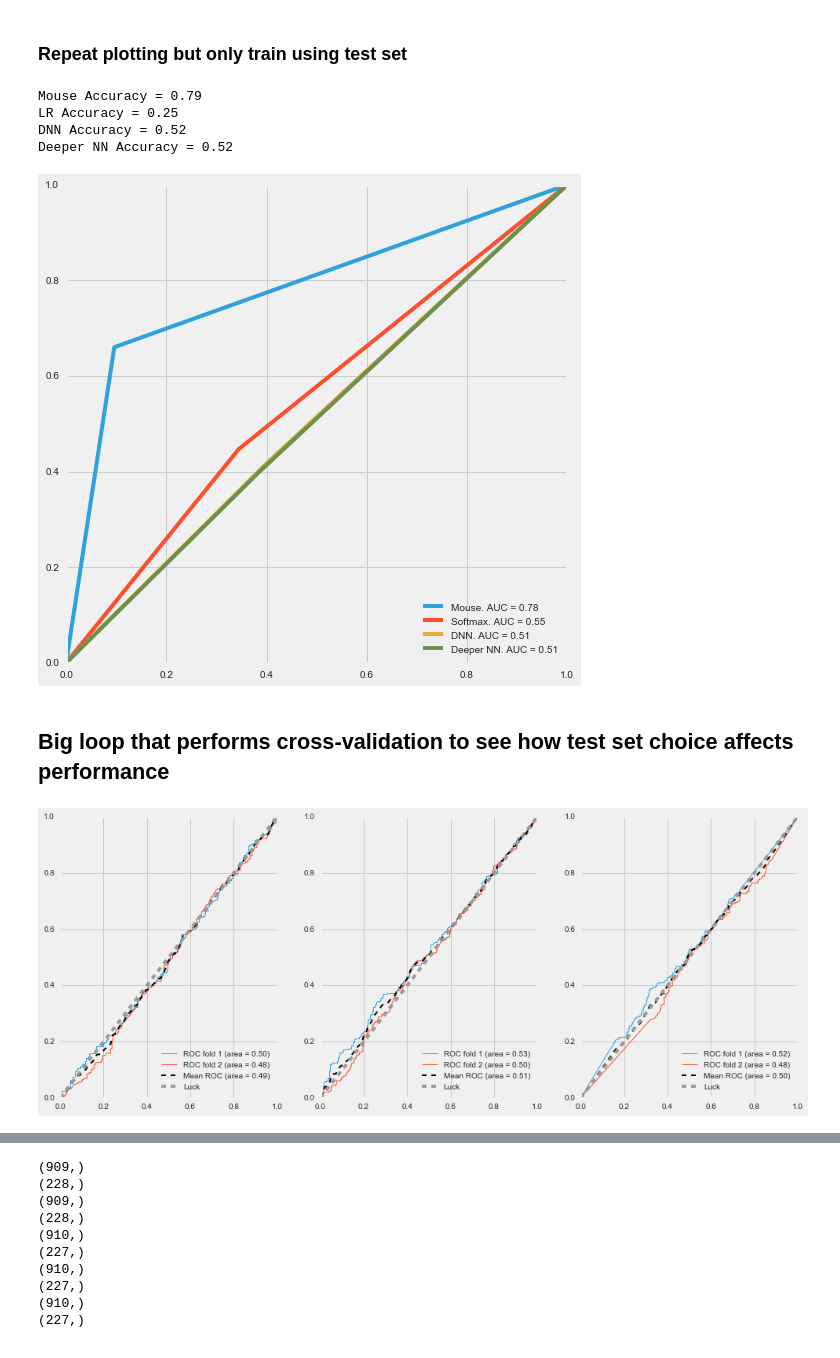
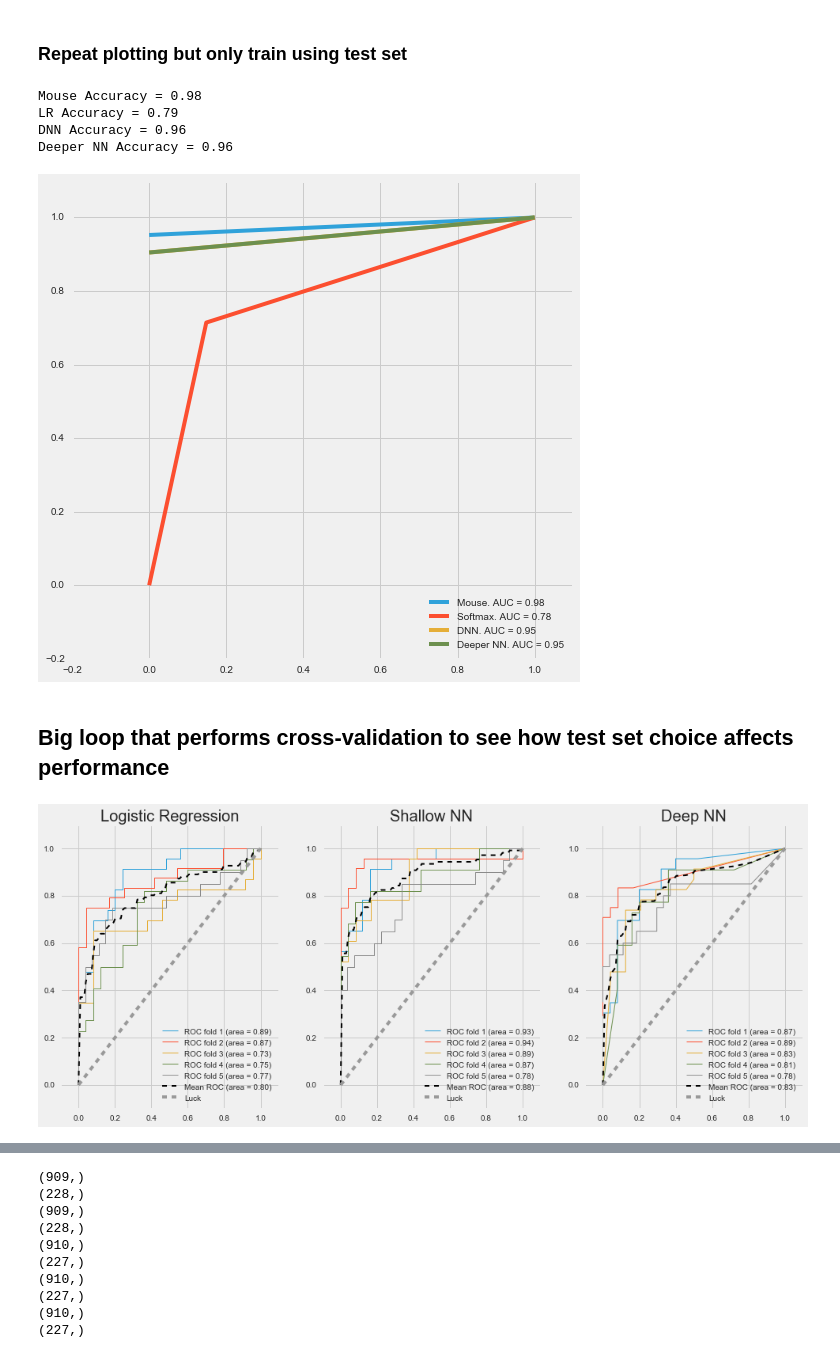
Before and after one commit to mathewzilla/whiskfree, a Jupyter notebook: tf/2_class_softmax_allmice.ipynb, the cells around one changed output, grey strips where cells are left out. Saved outputs shown, nothing was run; the diff lists cells and outputs as text; code cells hidden in the pictures.

```diff
--- a/tf/2_class_softmax_allmice.ipynb
+++ b/tf/2_class_softmax_allmice.ipynb
@@ -64,7 +64,7 @@ def data_parser(theta,kappa,tt,ch,tt_ch):
     return labs, both_c, tt_c, clean1, clean2
 # %%
 # Import the data using function
-mouse_name = '36'
+mouse_name = '34'
 theta, kappa, tt, ch = data_loader(mouse_name)
 # %%
 fig, ax = plt.subplots(1,2)
@@ -148,7 +157,7 @@ accuracy_score(labs[:,1],preds_svm)
 # compare with a DNN using skflow
 import tensorflow.contrib.learn as skflow
 
-classifier = skflow.TensorFlowDNNClassifier(hidden_units=[50,50], n_classes=2,batch_size=128, steps=1000, optimizer = 'Adam',learning_rate=0.01)
+classifier = skflow.TensorFlowDNNClassifier(hidden_units=[50], n_classes=2,batch_size=128, steps=1000, optimizer = 'Adam',learning_rate=0.01)
 classifier.fit(traindata, trainlabs[:,1]) #,logdir='/tmp/tf_examples/skflow_dnn_model_1/')
 print(metrics.accuracy_score(testlabs[:,1], classifier.predict(testdata)))
 print(metrics.accuracy_score(labs[:,1], classifier.predict(both_c)))
@@ -240,7 +251,7 @@ fpr,tpr,thresholds = metrics.roc_curve(testlabs[:,1],dnnp)
 
 # LR
 lrp = lr.predict(testdata)
-fpr2,tpr2,thresholds2 = metrics.roc_curve(testlabs[:,1],lrp)
+fpr2,tpr2,thresholds2 = metrics.roc_curve(testlabs[:,1],lrp-1)
 
 # Deeper NN
 dnn2p = classifier2.predict(testdata)
@@ -257,32 +268,34 @@ fpr3,tpr3,thresholds3 = metrics.roc_curve(testlabs[:,1],mouse_choice[toexclude]-
 with plt.style.context('fivethirtyeight'):
     fig, ax = plt.subplots(figsize=(8,8))
     plt.plot(fpr3,tpr3,label = 'Mouse. AUC = %0.2f'% metrics.roc_auc_score(testlabs[:,1],mouse_choice[toexclude]-1))
-    plt.plot(fpr2,tpr2, label = 'Softmax. AUC = %0.2f'% metrics.roc_auc_score(testlabs[:,1],lrp))
+    plt.plot(fpr2,tpr2, label = 'Softmax. AUC = %0.2f'% metrics.roc_auc_score(testlabs[:,1],lrp-1))
     plt.plot(fpr,tpr,label = 'DNN. AUC = %0.2f'% metrics.roc_auc_score(testlabs[:,1],dnnp))
     plt.plot(fpr4,tpr4,label = 'Deeper NN. AUC = %0.2f'% metrics.roc_auc_score(testlabs[:,1],dnn2p))
     plt.legend(loc=4)
+    plt.xlim([-0.2,1.1])
+    plt.ylim([-0.2,1.1])
 
 
 
 print('Mouse Accuracy = %0.2f'% metrics.accuracy_score(testlabs[:,1],mouse_choice[toexclude]-1))
-print('LR Accuracy = %0.2f'% metrics.accuracy_score(testlabs[:,1],lrp))
+print('LR Accuracy = %0.2f'% metrics.accuracy_score(testlabs[:,1],lrp-1))
 print('DNN Accuracy = %0.2f'% metrics.accuracy_score(testlabs[:,1],dnnp))
 print('Deeper NN Accuracy = %0.2f'% metrics.accuracy_score(testlabs[:,1],dnn2p))
 
-plt.savefig('ROC_TT_test_'+ mouse_name +'.png')
+plt.savefig('ROC_TT_test_fixed'+ mouse_name +'.png')
 # %% [output]
-Mouse Accuracy = 0.79
-LR Accuracy = 0.25
-DNN Accuracy = 0.52
-Deeper NN Accuracy = 0.52
+Mouse Accuracy = 0.98
+LR Accuracy = 0.79
+DNN Accuracy = 0.96
+Deeper NN Accuracy = 0.96
-[figure, old version]
+[figure, new version]
 # %% [markdown]
 ## Big loop that performs cross-validation to see how test set choice affects performance
 # %%
 from sklearn.cross_validation import KFold
 from scipy import interp
 
-cv = KFold(len(labs[:,1]), n_folds=2,shuffle=True)
+cv = KFold(len(labs[:,1]), n_folds=5,shuffle=True)
 
 lg = LogisticRegression()
 classifier = skflow.TensorFlowDNNClassifier(hidden_units=[50], n_classes=2,batch_size=128, steps=1000, optimizer = 'Adam',learning_rate = 0.001,verbose=0)
@@ -320,7 +333,10 @@ for j in range(0,3):
         ax.plot(mean_fpr, mean_tpr, 'k--',
         label='Mean ROC (area = %0.2f)' % mean_auc, lw=2)
         ax.plot([0, 1], [0, 1], '--', color=(0.6, 0.6, 0.6), label='Luck')
+        ax.set_title('Logistic Regression')
         ax.legend(loc=4)
+        ax.set_xlim([-0.1,1.1])
+        ax.set_ylim([-0.1,1.1])
 
     if j == 1:
         mean_tpr = 0.0
@@ -342,39 +358,45 @@ for j in range(0,3):
         ax.plot(mean_fpr, mean_tpr, 'k--',
         label='Mean ROC (area = %0.2f)' % mean_auc, lw=2)
         ax.plot([0, 1], [0, 1], '--', color=(0.6, 0.6, 0.6), label='Luck')
+        ax.set_title('Shallow NN')
         ax.legend(loc=4)
+        ax.set_xlim([-0.1,1.1])
+        ax.set_ylim([-0.1,1.1])
 
     if j == 2:
         mean_tpr = 0.0
         mean_fpr = np.linspace(0, 1, 100)
         all_tpr = []
         ax = next(axes)
         for i, (train, test) in enumerate(cv):
             # DNN 2
             probas_c2 = classifier2.fit(both_c[train], labs[train,1]).predict_proba(both_c[test])
             fpr, tpr, thresholds = metrics.roc_curve(labs[test,1], probas_c2[:, 1])
             mean_tpr += interp(mean_fpr, fpr, tpr)
             mean_tpr[0] = 0.0
             roc_auc = metrics.auc(fpr, tpr)
             ax.plot(fpr, tpr, lw=1, label='ROC fold %d (area = %0.2f)' % (i+1, roc_auc))
 
         mean_tpr /= len(cv)
         mean_tpr[-1] = 1.0
         mean_auc = metrics.auc(mean_fpr, mean_tpr)
         ax.plot(mean_fpr, mean_tpr, 'k--',
         label='Mean ROC (area = %0.2f)' % mean_auc, lw=2)
         ax.plot([0, 1], [0, 1], '--', color=(0.6, 0.6, 0.6), label='Luck')
+        ax.set_title('Deep NN')
         ax.legend(loc=4)
+        ax.set_xlim([-0.1,1.1])
+        ax.set_ylim([-0.1,1.1])
 
 
 
 # bx[0].legend(loc=4)
 # bx[1].legend(loc=4)
 # bx[2].legend(loc=4)
 
-# plt.savefig('ROC_TT_crossval_3_'+ mouse_name +'.png')
+plt.savefig('ROC_TT_crossval_fixed_'+ mouse_name +'.png')
 # %% [output]
-[figure, old version]
+[figure, new version]
 # %%
 # Repeat but only on logistic regression. Trying to see what's going on
 cv = KFold(len(labs[:,1]), n_folds=5,shuffle=True)
```
Also changed, not shown: parts of 11 cells of this notebook, 13 other files.
